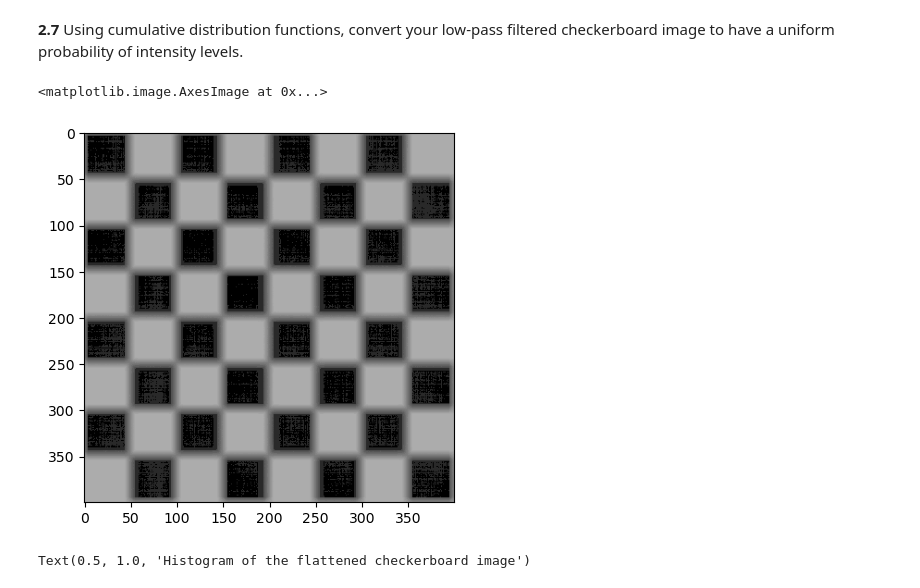
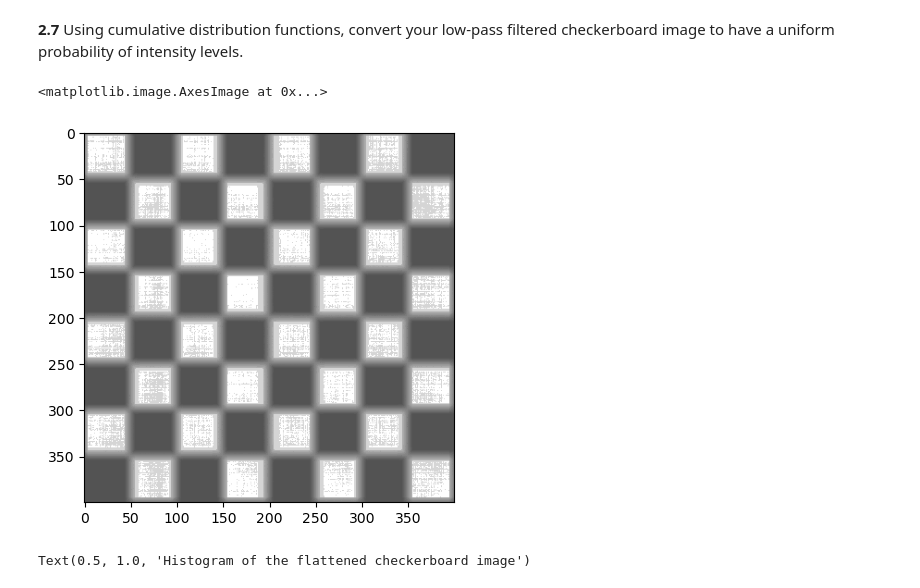
Before and after one commit to LennoxC/AIML331-Assignment-1, a Jupyter notebook: Assignment code.ipynb, the cells around one changed output. Saved outputs shown, nothing was run; the diff lists cells and outputs as text; code cells hidden in the pictures.

```diff
--- a/Assignment code.ipynb
+++ b/Assignment code.ipynb
@@ -264,10 +264,10 @@ def map_to_cdf(image, cdf_inv):
 image_flattened = map_to_cdf(image_dft_convolution.astype(np.uint8), cdf_inverse)
 # %%
 # display the adjusted, filtered checkerboard
-plt.imshow(image_flattened, cmap='gray_r', vmin=0, vmax=255)
+plt.imshow(image_flattened, cmap='gray', vmin=0, vmax=255)
 # %% [output]
 <matplotlib.image.AxesImage at 0x...>
-[figure, old version]
+[figure, new version]
 # %%
 # show the histogram of the flattened checkerboard image
 plt.plot(find_historgam(image_flattened.astype(np.uint8)))
```
Also changed, not shown: parts of 3 cells of this notebook.
